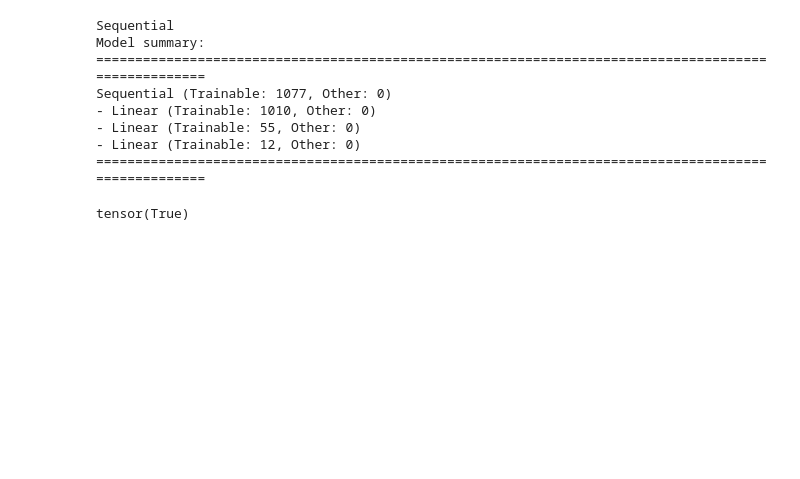
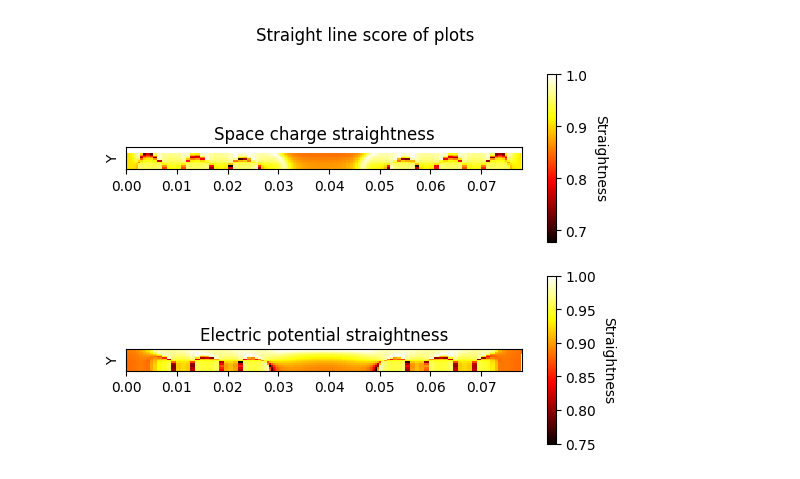
Before and after one commit to darinchau/physical-simulation-ml-3900, a Jupyter notebook: week8.ipynb, the cells around one changed output. Drawn from its saved outputs; the diff is of its cells as text; code cells hidden in the pictures; blank space fills up the shorter version.

Commit message:
Plot straightness heatmap

```diff
--- a/week8.ipynb
+++ b/week8.ipynb
@@ -47,16 +13,0 @@ d = Sequential.load("./model.hlpt")
-# %%
-print(d)
-# %% [output]
-Sequential
-Model summary:
-====================================================================================================
-Sequential (Trainable: 1077, Other: 0)
-- Linear (Trainable: 1010, Other: 0)
-- Linear (Trainable: 55, Other: 0)
-- Linear (Trainable: 12, Other: 0)
-====================================================================================================
-# %%
-z = d(t)
-torch.all(y == z)
-# %% [output]
-tensor(True)
@@ -62,0 +17,5 @@ tensor(True)
+# %%
+from week8 import plot_straightness
+plot_straightness()
+# %% [output]
+[figure, added]
```
Also changed, not shown: parts of 5 cells of this notebook, 5 other files.
